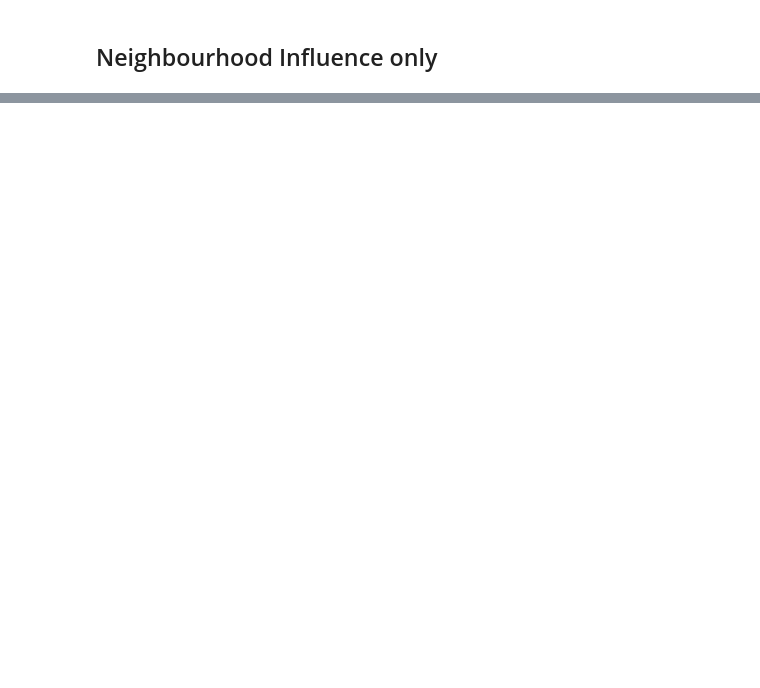
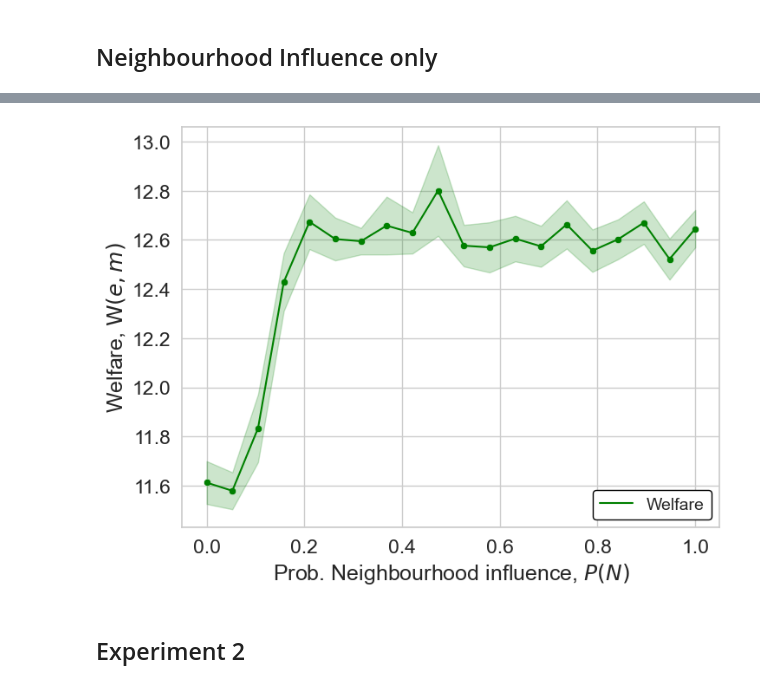
Before and after one commit to PaulHosek/Agent_based_modeling, a Jupyter notebook: Experiments.ipynb, the cells around one changed output, grey strips where cells are left out. Saved outputs shown, nothing was run; the diff lists cells and outputs as text; code cells hidden in the pictures; blank space fills up the shorter version.

```diff
--- a/Experiments.ipynb
+++ b/Experiments.ipynb
@@ -212,0 +100,15 @@ plt.show()
+# %%
+plt.figure(figsize=(8,6))
+ax1 = sns.lineplot(x= x_vals,y = w_mean_nt, label='Welfare',color= 'Green')
+sns.scatterplot(x= x_vals,y = w_mean_nt, color= 'Green', ax=ax1)
+ax1.fill_between(x_vals,w_low_nt, w_high_nt, alpha=0.2, color='Green')
+
+leg = ax1.legend( loc='lower right', framealpha=1, prop={'size': 14})
+leg.get_frame().set_edgecolor('black')
+ax1.set_ylabel(r"Welfare, $\operatorname{W}(e,m)$")
+ax1.set_xlabel(r"Prob. Neighbourhood influence, $P(N)$")
+plt.savefig("figures/Ex1_p2.svg",dpi=300,bbox_inches='tight')
+# %% [output]
+[figure, added]
+# %% [markdown]
+## Experiment 2
```
Also changed, not shown: parts of 14 cells of this notebook, 2 other files.
